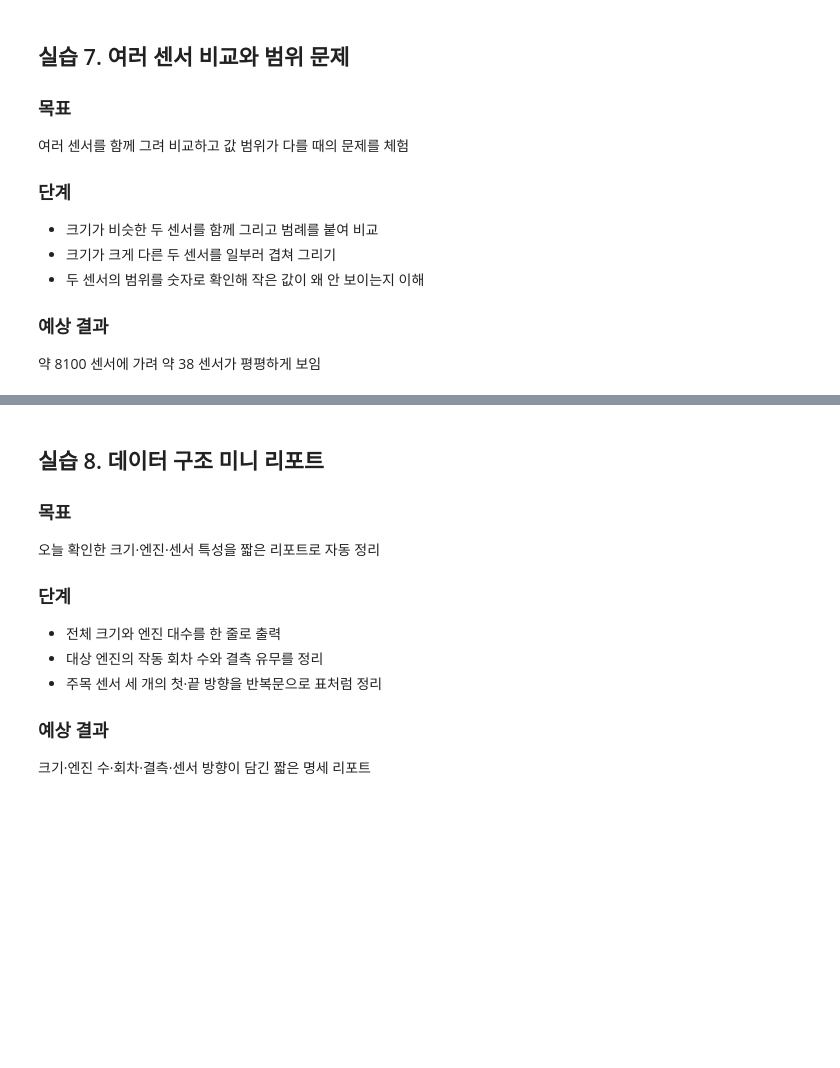
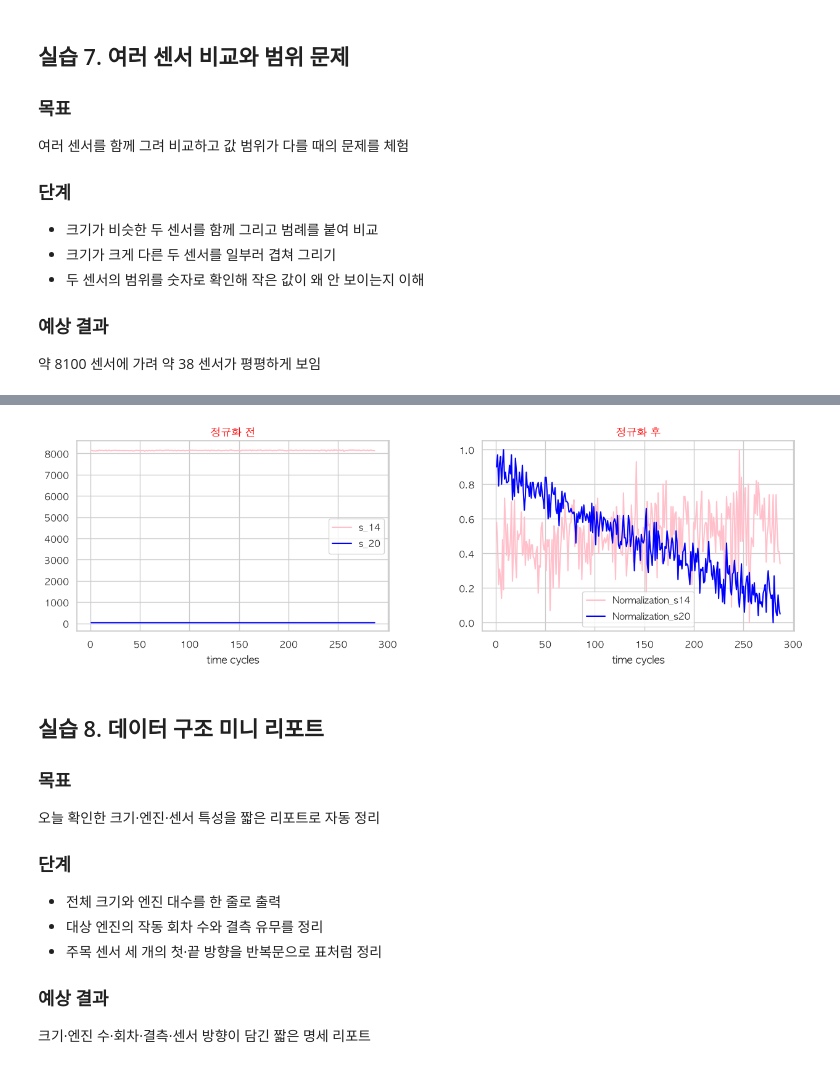
Before and after one commit to sssssumini/2026_KNewDeal_AI_Data_Analysis, a Jupyter notebook: 27_TimeSeriesData.ipynb, the cells around one changed output, grey strips where cells are left out. Saved outputs shown, nothing was run; the diff lists cells and outputs as text; code cells hidden in the pictures; blank space fills up the shorter version.

```diff
--- a/27_TimeSeriesData.ipynb
+++ b/27_TimeSeriesData.ipynb
@@ -173,3 +292,29 @@ s_13 0.076
+# %%
+# 정규화
+engine_sorted["Normalization_s14"] = round(((engine_sorted["s_14"] -engine_sorted["s_14"].min()) / (engine_sorted["s_14"].max() - engine_sorted["s_14"].min())),2)
+engine_sorted["Normalization_s20"] = round(((engine_sorted["s_20"] -engine_sorted["s_20"].min()) / (engine_sorted["s_20"].max() - engine_sorted["s_20"].min())),2)
+
+plt.figure(figsize=(15,4))
+plt.subplots_adjust(wspace=0.3)
+
+plt.subplot(1, 2, 1)
+plt.title("정규화 전", color = "red")
+plt.plot(engine_sorted["time_cycles"], engine_sorted["s_14"], label = "s_14", color = "pink")
+plt.plot(engine_sorted["time_cycles"], engine_sorted["s_20"], label = "s_20", color = "blue")
+plt.xlabel("time cycles")
+plt.legend()
+
+plt.subplot(1, 2, 2)
+plt.title("정규화 후", color = "red")
+plt.plot(engine_sorted["time_cycles"], engine_sorted["Normalization_s14"], label = "Normalization_s14", color = "pink")
+plt.plot(engine_sorted["time_cycles"], engine_sorted["Normalization_s20"], label = "Normalization_s20", color = "blue")
+plt.xlabel("time cycles")
+plt.legend()
+
+
+plt.show()
+# %% [output]
+[figure, added]
 # %% [markdown]
 ## 실습 8. 데이터 구조 미니 리포트
 ### 목표
```
Also changed, not shown: parts of 65 cells of this notebook.
